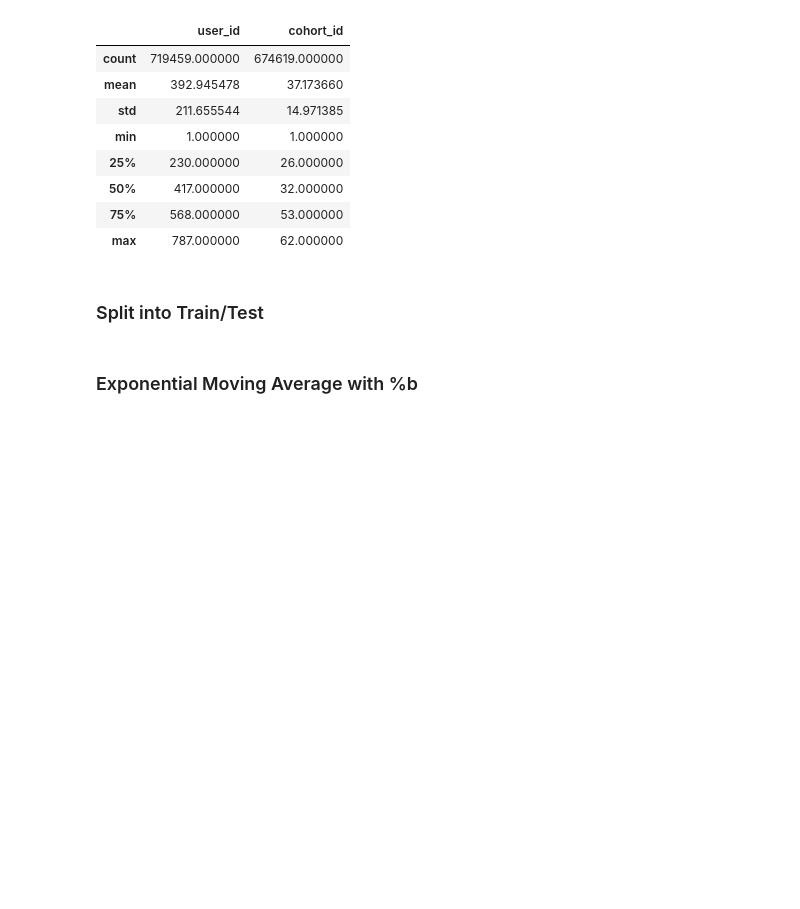
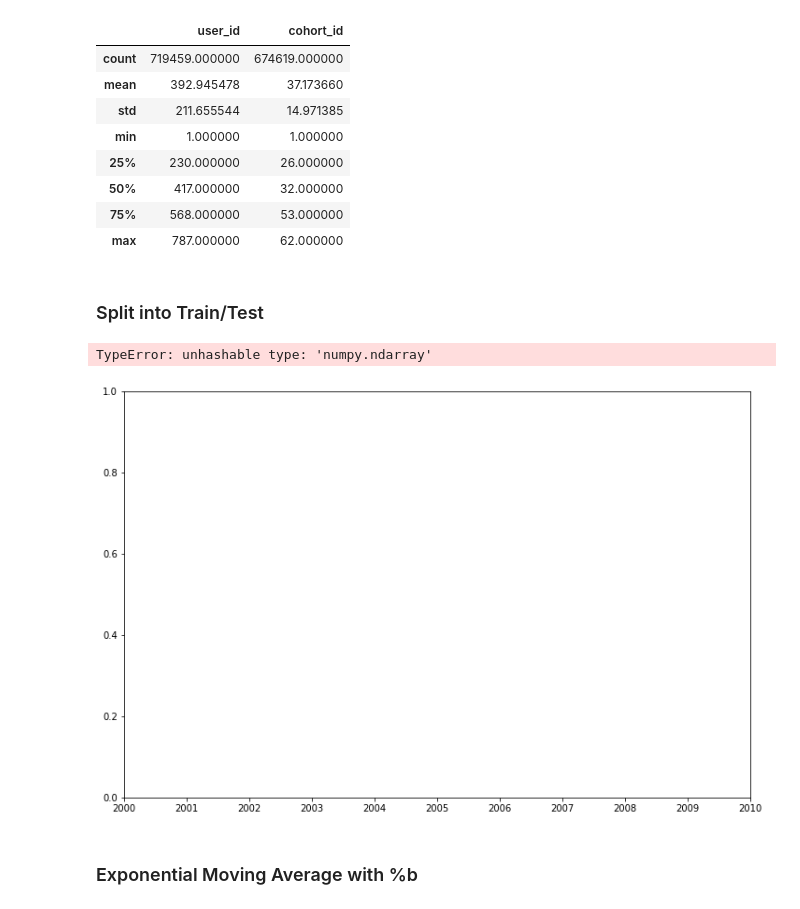
Before and after one commit to dbojado/anomaly-detection-exercises, a Jupyter notebook: time_series_anomaly_detection.ipynb, the cells around one changed output. Saved outputs shown, nothing was run; the diff lists cells and outputs as text; code cells hidden in the pictures; blank space fills up the shorter version.

```diff
--- a/time_series_anomaly_detection.ipynb
+++ b/time_series_anomaly_detection.ipynb
@@ -111,17 +110,20 @@ df.describe()
 # %% [markdown]
 ### Split into Train/Test
 # %%
-start_date_train = df_ts_size.head(1).index[0]
+start_date_train = df.head(1).index[0]
 end_date_train = '2019-04-17 23:30:00'
 start_date_test = '2019-04-18 00:00:00'
 
-train = df_ts_size[:end_date_train]
-test = df_ts_size[start_date_test:]
+train = df[:end_date_train]
+test = df[start_date_test:]
 
 plt.figure(figsize=(12, 8))
 plt.plot(train)
 plt.plot(test)
 plt.show()
+# %% [output]
+TypeError: unhashable type: 'numpy.ndarray'
+[figure, added]
 # %% [markdown]
 ### Exponential Moving Average with %b
 # %%
```
Also changed, not shown: parts of 1 cell of this notebook.
